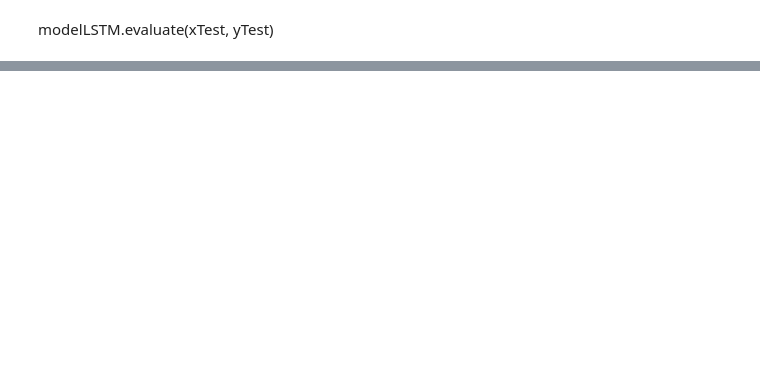
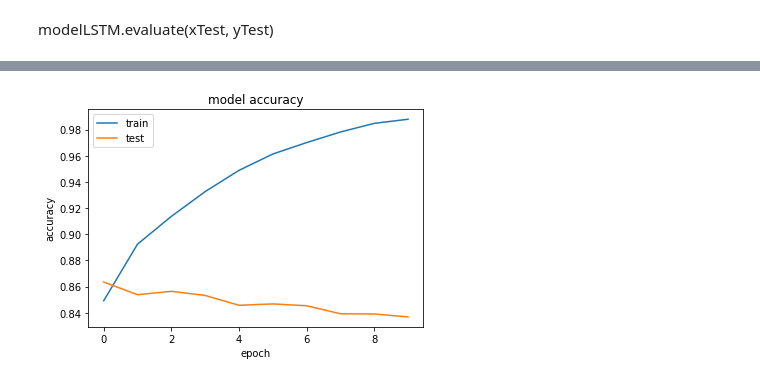
Before and after one commit to kode-git/sentiment-analysis-yelp, a Jupyter notebook: Yelp Review Classification.ipynb, the cells around one changed output, grey strips where cells are left out. Drawn from its saved outputs; the diff is of its cells as text; code cells hidden in the pictures; blank space fills up the shorter version.

Commit message:
Performing on data loading and data model dumps

```diff
--- a/Yelp Review Classification.ipynb
+++ b/Yelp Review Classification.ipynb
@@ -258,9 +344,9 @@ print(tf.__version__)
 # %%
 %%time
-# definizione di un tokenizer di 5.000 parole prese dal dataframe
-tokenizer = Tokenizer(num_words=5000)
+# definizione di un tokenizer di 10.000 parole prese dal dataframe
+tokenizer = Tokenizer(num_words=10000)
 tokenizer.fit_on_texts(df_balanced['text'])
-# trasformazione del testo in sequenze di interi in modo da valutare più velocemente le parole
+# trasformazione della sequenza di lemmi in sequenze di interi in modo da valutare più velocemente le parole
 sequences = tokenizer.texts_to_sequences(df_balanced['text'])
 # Sequenze di massimo 200 unità. Se vi sono testi con sequenze più lunghe esse vengono troncate, altrimenti si avrà
 # un riempimenti di 0 per testi undersized.
@@ -269,13 +375,13 @@ labels = np.array(df_balanced['labels'])
 # %%
 # train and test splitting
-x_train, x_test, y_train, y_test = train_test_split(text_sequence , labels ,test_size=0.5, shuffle=True)
+x_train, x_test, y_train, y_test = train_test_split(text_sequence , labels ,test_size=0.33, shuffle=True)
 # %%
 # creazione di un modello sequenziale vuoto in cui aggiungere i vari layers
 model_lstm = keras.Sequential()
 
 # aggiunta dei layers
-model_lstm.add(layers.Embedding(25000, 128, input_length=250))
-model_lstm.add(layers.LSTM(128, dropout=0.2, recurrent_dropout=0.2)) # dropout dentro il layer LSTM
+model_lstm.add(layers.Embedding(10000, 128, input_length=200))
+model_lstm.add(layers.LSTM(128, dropout=0.2, recurrent_dropout=0.2))
 model_lstm.add(layers.Dense(1, activation='sigmoid'))
 
 model_lstm.compile(
@@ -287,4 +408,4 @@ model_lstm.summary()
 # %%
-results_lstm = model_lstm.fit(x_train, y_train, validation_split=0.33, epochs=3)
+results_lstm = model_lstm.fit(x_train, y_train, validation_split=0.33, epochs=10)
 # %%
 model_lstm.evaluate(x_test, y_test)
@@ -377,2 +598,12 @@ print(f"Risultati model_lstm: {predictions_lstm}\n"+
 # %%
-# TODO: Data Analytics sui risultati
+# grafico della variazione della precisione tra il train e il validation set tra le varie
+# epoch di apprendimento per il modello LSTM.
+plt.plot(results_lstm.history['accuracy'])
+plt.plot(results_lstm.history['val_accuracy'])
+plt.title('model accuracy')
+plt.ylabel('accuracy')
+plt.xlabel('epoch')
+plt.legend(['train', 'test'], loc='upper left')
+plt.show()
+# %% [output]
+[figure, added]
```
Also changed, not shown: parts of 52 cells of this notebook.
